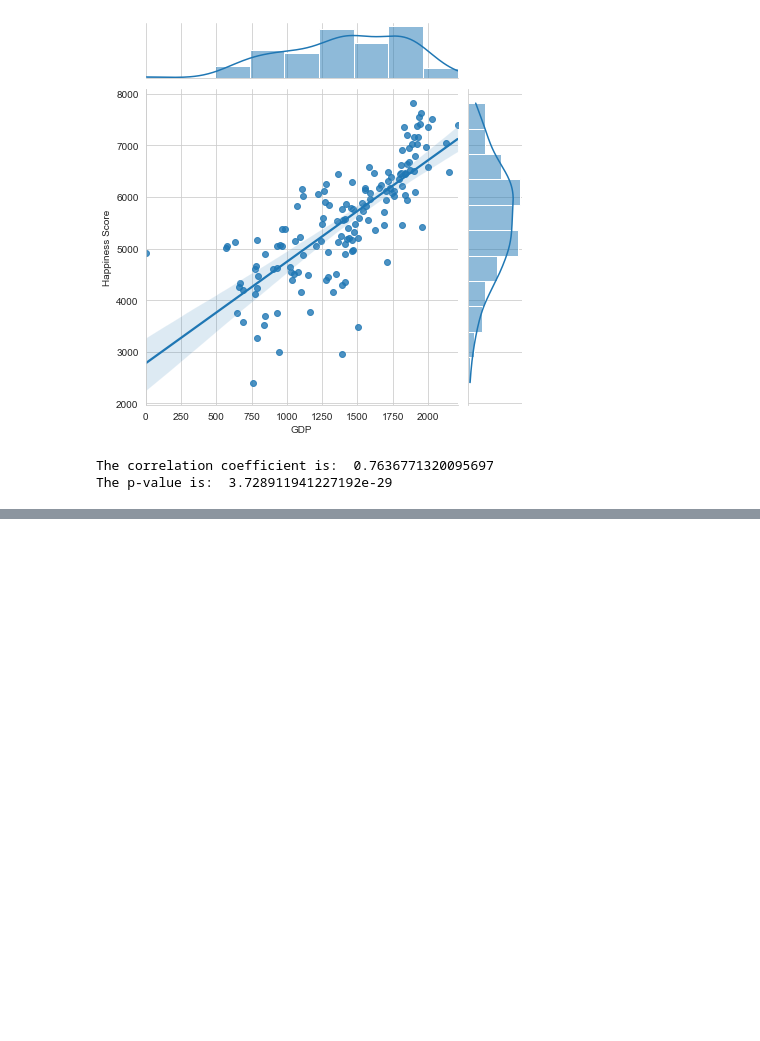
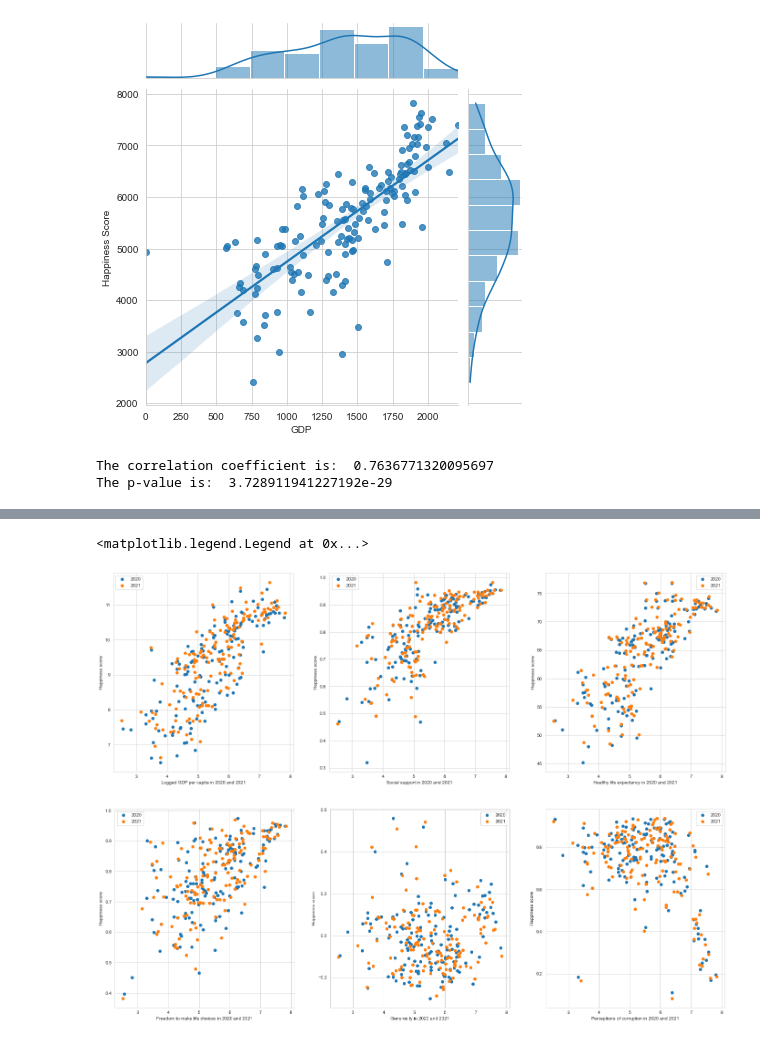
Before and after one commit to kuhuhalder/happiness-data-analysis, a Jupyter notebook: data-analysis.ipynb, the cells around one changed output, grey strips where cells are left out. Saved outputs shown, nothing was run; the diff lists cells and outputs as text; code cells hidden in the pictures; blank space fills up the shorter version.

```diff
--- a/data-analysis.ipynb
+++ b/data-analysis.ipynb
@@ -101,0 +190,47 @@ The p-value is:  3.728911941227192e-29
+# %%
+data2022.rename(columns ={'Explained by: Healthy life expectancy':'Healthy life expectancy','Explained by: Freedom to make life choices':'Freedom to make life choices', 'Explained by: Generosity':'Generosity', 'Explained by: Perceptions of corruption':'Perceptions of corruption' }, inplace=True)
+data2021.rename(columns = {'Ladder score':'Happiness score'}, inplace=True)
+data2020.rename(columns={'Ladder score':'Happiness score'}, inplace=True)
+# %%
+plt.figure(figsize=(24,8))
+plt.subplot(1,3,1)
+plt.scatter( data2020['Happiness score'], data2020['Logged GDP per capita'])
+plt.scatter( data2021['Happiness score'], data2021['Logged GDP per capita'])
+plt.xlabel('Logged GDP per capita in 2020 and 2021')
+plt.ylabel('Happiness score')
+plt.legend(['2020','2021'])
+plt.subplot(1,3,2)
+plt.scatter( data2020['Happiness score'], data2020['Social support'])
+plt.scatter( data2021['Happiness score'], data2021['Social support'])
+plt.xlabel('Social support in 2020 and 2021')
+plt.ylabel('Happiness score')
+plt.legend(['2020','2021'])
+plt.subplot(1,3,3)
+plt.scatter( data2020['Happiness score'], data2020['Healthy life expectancy'])
+plt.scatter( data2021['Happiness score'], data2021['Healthy life expectancy'])
+plt.xlabel('Healthy life expectancy in 2020 and 2021')
+plt.ylabel('Happiness score')
+plt.legend(['2020','2021'])
+plt.figure(figsize=(24,8))
+plt.subplot(1,3,1)
+plt.scatter( data2020['Happiness score'], data2020['Freedom to make life choices'])
+plt.scatter( data2021['Happiness score'], data2021['Freedom to make life choices'])
+plt.xlabel('Freedom to make life choices in 2020 and 2021')
+plt.ylabel('Happiness score')
+plt.legend(['2020','2021'])
+plt.subplot(1,3,2)
+plt.scatter( data2020['Happiness score'], data2020['Generosity'])
+plt.scatter( data2021['Happiness score'], data2021['Generosity'])
+plt.xlabel('Generosity in 2020 and 2021')
+plt.ylabel('Happiness score')
+plt.legend(['2020','2021'])
+plt.subplot(1,3,3)
+plt.scatter( data2020['Happiness score'], data2020['Perceptions of corruption'])
+plt.scatter( data2021['Happiness score'], data2021['Perceptions of corruption'])
+plt.xlabel('Perceptions of corruption in 2020 and 2021')
+plt.ylabel('Happiness score')
+plt.legend(['2020','2021'])
+# %% [output]
+<matplotlib.legend.Legend at 0x...>
+[figure, added]
+[figure, added]
```
Also changed, not shown: parts of 78 cells of this notebook, 15 other files.
